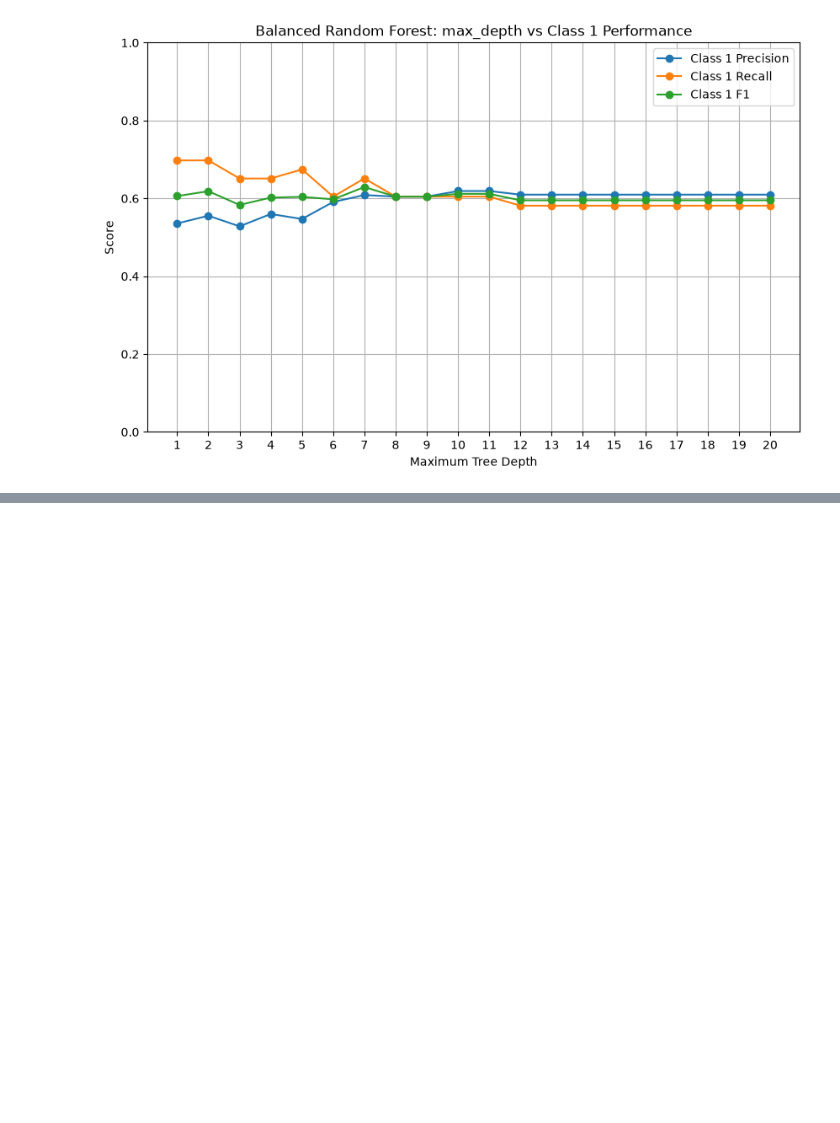
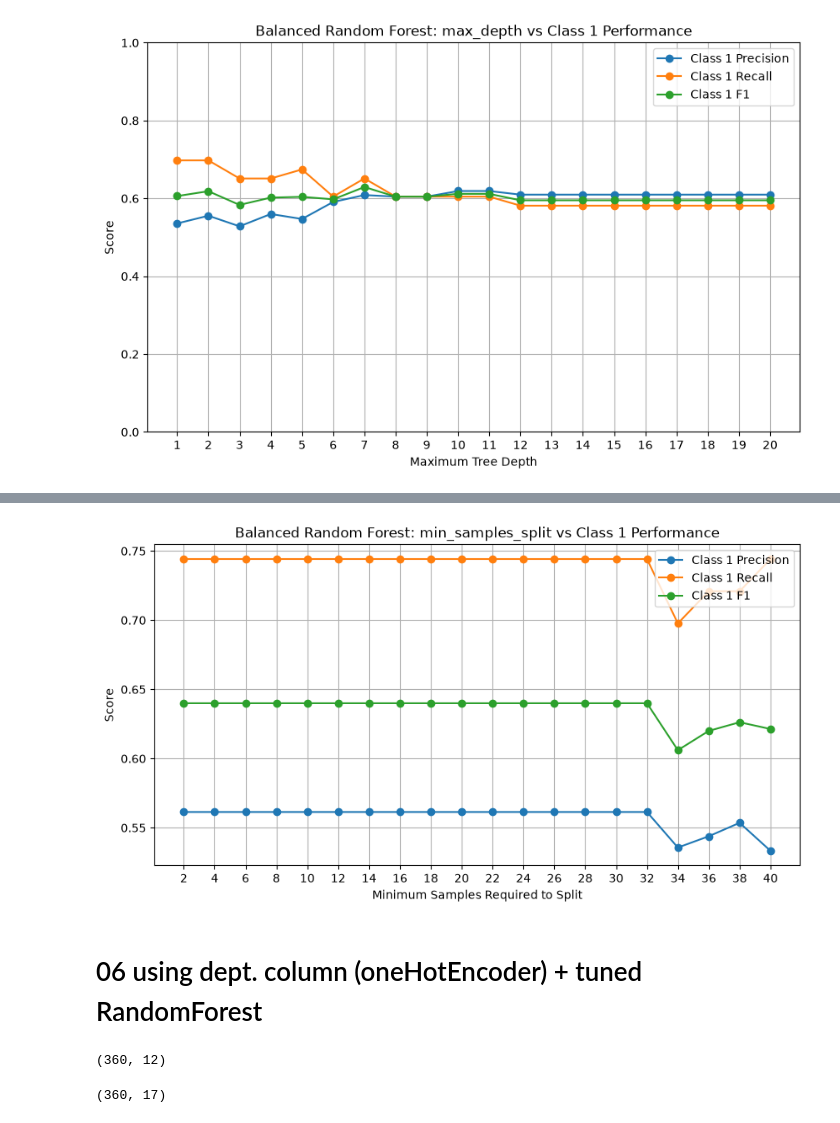
Before and after one commit to Abhilash5880/dataScience-scikit-learn-TensorFlow_project, a Jupyter notebook: employee_attrition_experiment.ipynb.ipynb, the cells around one changed output, grey strips where cells are left out. Drawn from its saved outputs; the diff is of its cells as text; code cells hidden in the pictures; blank space fills up the shorter version.

```diff
--- a/employee_attrition_experiment.ipynb.ipynb
+++ b/employee_attrition_experiment.ipynb.ipynb
@@ -598,0 +981,68 @@ plt.show()
+# %%
+plt.figure(figsize=(10,5))
+
+plt.plot(
+    split_values,
+    precision_scores_split,
+    marker="o",
+    label="Class 1 Precision"
+)
+
+plt.plot(
+    split_values,
+    recall_scores_split,
+    marker="o",
+    label="Class 1 Recall"
+)
+
+plt.plot(
+    split_values,
+    f1_scores_split,
+    marker="o",
+    label="Class 1 F1"
+)
+
+plt.title("Balanced Random Forest: min_samples_split vs Class 1 Performance")
+plt.xlabel("Minimum Samples Required to Split")
+plt.ylabel("Score")
+
+plt.xticks(split_values)
+plt.grid(True)
+
+plt.legend()
+
+plt.show()
+# %% [output]
+[figure, added]
+# %% [markdown]
+# 06 using dept. column (oneHotEncoder) + tuned RandomForest
+# %%
+# Features (keep department)
+X_dept = emp.drop(["employee_id", "left_company"], axis=1)
+
+# Labels
+y_dept = emp["left_company"]
+
+print(X_dept.shape)
+# %% [output]
+(360, 12)
+# %%
+from sklearn.preprocessing import OneHotEncoder
+from sklearn.compose import ColumnTransformer
+
+categorical_features = ["department"]
+
+transformer = ColumnTransformer(
+    transformers=[
+        ("one_hot",
+         OneHotEncoder(),
+         categorical_features)
+    ],
+    remainder="passthrough"
+)
+
+X_dept = transformer.fit_transform(X_dept)
+
+print(X_dept.shape)
+# %% [output]
+(360, 17)
```
Also changed, not shown: parts of 16 cells of this notebook.
